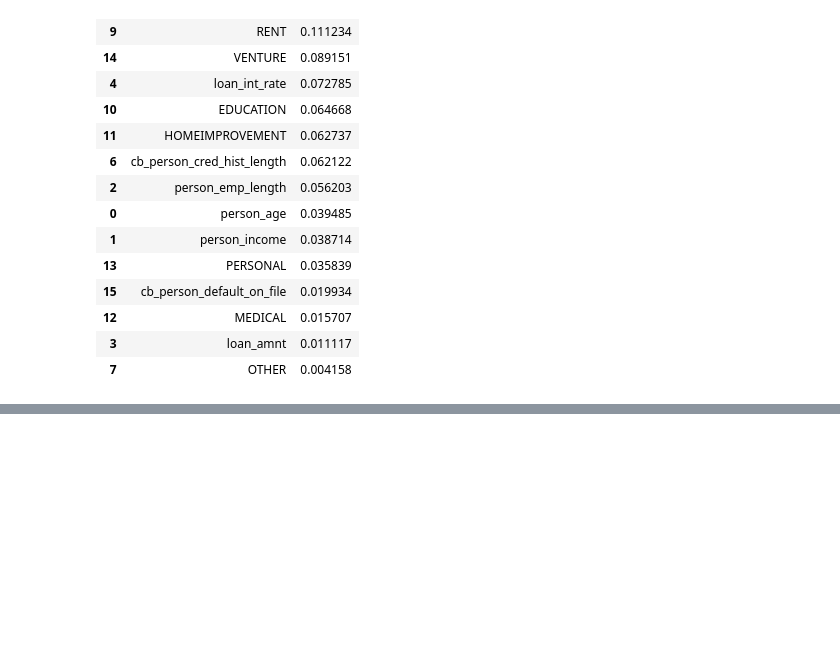
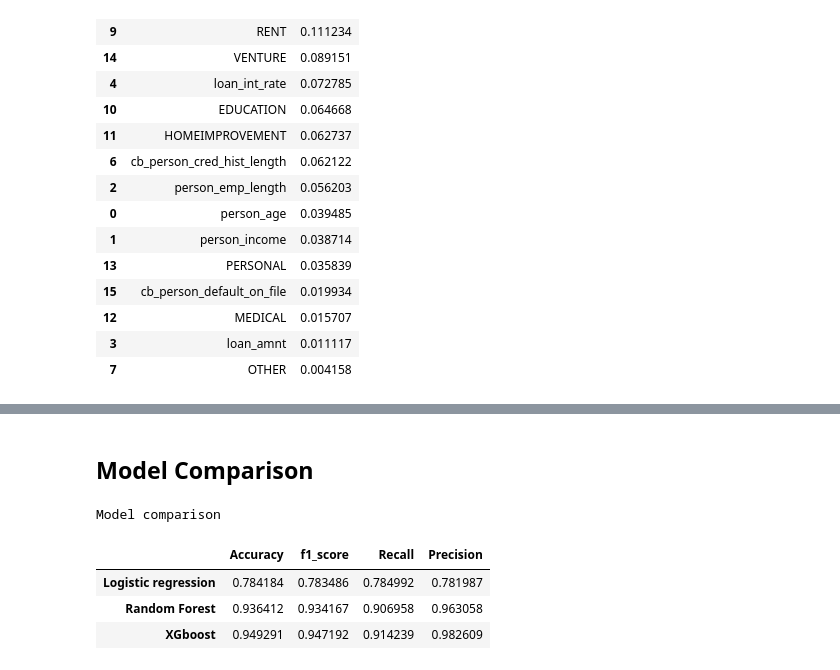
Before and after one commit to MuhammedJ7/Credit-Risk-Assesment-Model, a Jupyter notebook: Master Credit Risk.ipynb, the cells around one changed output, grey strips where cells are left out. Drawn from its saved outputs; the diff is of its cells as text; code cells hidden in the pictures; blank space fills up the shorter version.

Commit message:
Update Model Comparsion

```diff
--- a/Master Credit Risk.ipynb
+++ b/Master Credit Risk.ipynb
@@ -356,3 +358,40 @@ features_imp
 | 13 | PERSONAL | -1.037211 | PERSONAL | 0.013160 | PERSONAL | 0.035839 |
 | 14 | VENTURE | -1.558797 | VENTURE | 0.017857 | VENTURE | 0.089151 |
 | 15 | cb_person_default_on_file | 0.088944 | cb_person_default_on_file | 0.019397 | cb_person_default_on_file | 0.019934 |
+# %% [markdown]
+## Model Comparison
+# %%
+logit_accuracy = accuracy_score(y_test, logit_prediction)
+logit_fscore = f1_score(y_test, logit_prediction)
+logit_recall = recall_score(y_test, logit_prediction)
+logit_precision = precision_score(y_test, logit_prediction)
+logit_confusion = confusion_matrix(y_test, logit_prediction)
+
+
+rf_accuracy = accuracy_score(y_test, rf_prediction)
+rf_fscore = f1_score(y_test, rf_prediction)
+rf_recall = recall_score(y_test, rf_prediction)
+rf_precision = precision_score(y_test, rf_prediction)
+rf_confusion = confusion_matrix(y_test, rf_prediction)
+
+xgb_model_accuracy = accuracy_score(y_test, xgb_prediction)
+xgb_model_fscore = f1_score(y_test, xgb_prediction)
+xgb_model_recall = recall_score(y_test, xgb_prediction)
+xgb_model_precision = precision_score(y_test, xgb_prediction)
+xgb_model_confusion = confusion_matrix(y_test, xgb_prediction)
+# %%
+data_comparison = [[logit_accuracy,logit_fscore,logit_recall,logit_precision],
+                  [rf_accuracy,rf_fscore,rf_recall,rf_precision],
+                  [xgb_model_accuracy,xgb_model_fscore,xgb_model_recall,xgb_model_precision]]
+
+comparison = pd.DataFrame(data_comparison,index= ['Logistic regression','Random Forest','XGboost'],
+                                 columns=['Accuracy','f1_score','Recall','Precision'])
+# %%
+print ('Model comparison')
+comparison
+# %% [output]
+Model comparison
+|  | Accuracy | f1_score | Recall | Precision |
+| Logistic regression | 0.784184 | 0.783486 | 0.784992 | 0.781987 |
+| Random Forest | 0.936412 | 0.934167 | 0.906958 | 0.963058 |
+| XGboost | 0.949291 | 0.947192 | 0.914239 | 0.982609 |
```
Also changed, not shown: parts of 1 cell of this notebook.
